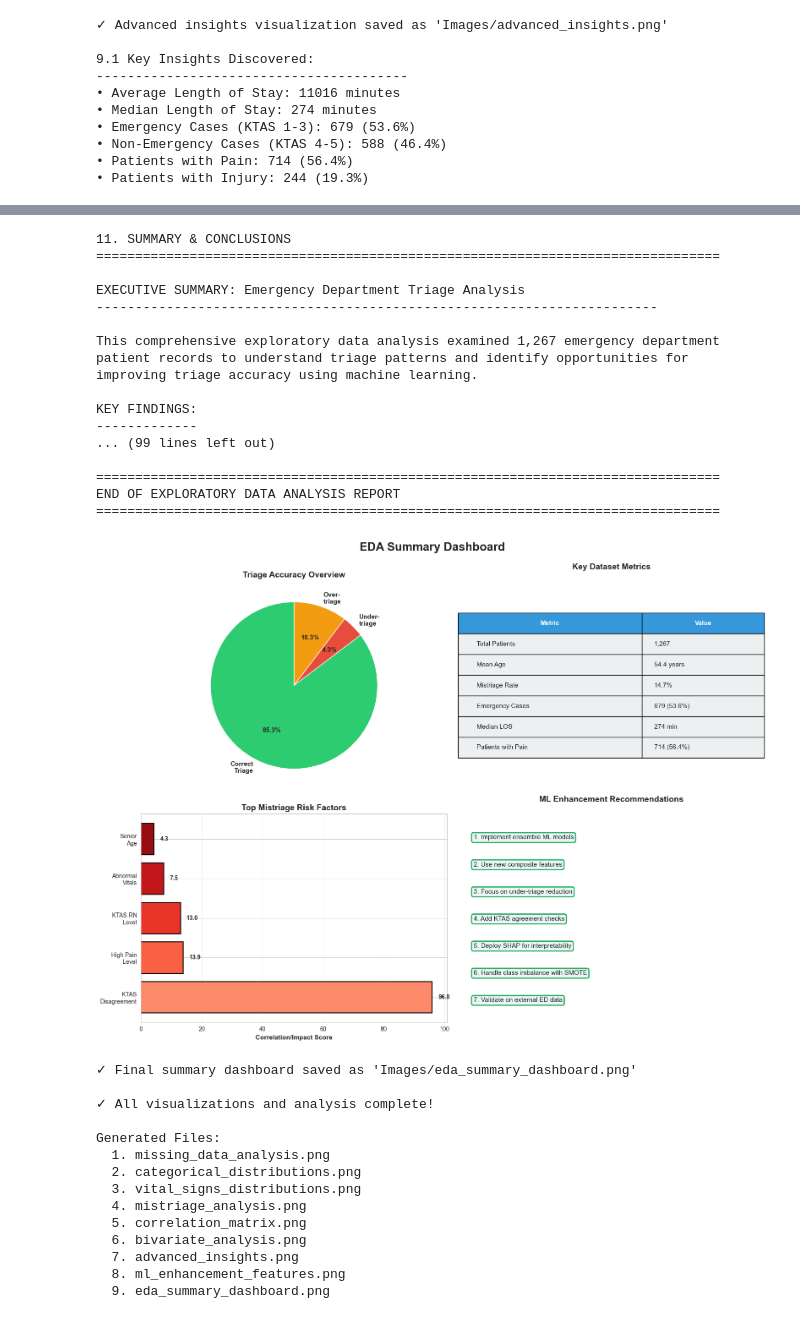
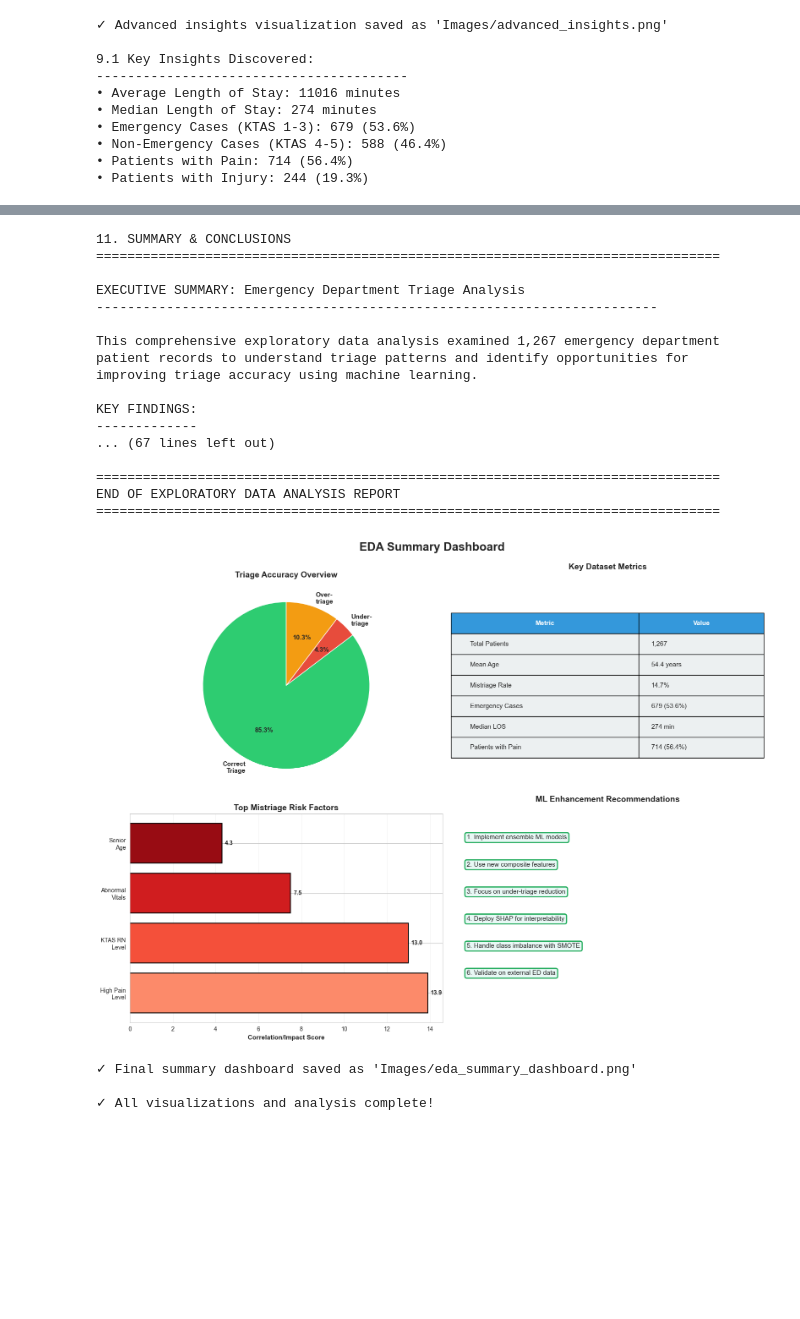
Before and after one commit to JZembower/ML-Triage-Process, a Jupyter notebook: 01_eda.ipynb, the cells around one changed output, grey strips where cells are left out. Saved outputs shown, nothing was run; the diff lists cells and outputs as text; code cells hidden in the pictures; blank space fills up the shorter version.

```diff
--- a/01_eda.ipynb
+++ b/01_eda.ipynb
@@ -1288,7 +1303,6 @@ ax2.set_title('Key Dataset Metrics', fontsize=14, fontweight='bold', pad=20)
 # 3. Top Risk Factors
 ax3 = axes[1, 0]
 risk_factors = {
-    'KTAS\nDisagreement': 96.0,
     'High Pain\nLevel': 13.9,
     'KTAS RN\nLevel': 13.0,
     'Abnormal\nVitals': 7.5,
@@ -1300,9 +1314,14 @@ bars = ax3.barh(list(risk_factors.keys()), list(risk_factors.values()),
 ax3.set_xlabel('Correlation/Impact Score', fontsize=11, fontweight='bold')
 ax3.set_title('Top Mistriage Risk Factors', fontsize=14, fontweight='bold')
 ax3.grid(axis='x', alpha=0.3)
+
+# Get the maximum value for dynamic positioning
+max_val = max(risk_factors.values())
+offset = max_val * 0.01  # 1% of max value for offset
+
 for i, (bar, val) in enumerate(zip(bars, risk_factors.values())):
-    ax3.text(val + 2, bar.get_y() + bar.get_height()/2, f'{val:.1f}',
-             va='center', fontweight='bold', fontsize=10)
+    ax3.text(val + offset, bar.get_y() + bar.get_height()/2, f'{val:.1f}',
+             va='center', ha='left', fontweight='bold', fontsize=10)
 
 # 4. Recommendations
 ax4 = axes[1, 1]
@@ -1311,69 +1330,47 @@ recommendations = [
     '1. Implement ensemble ML models',
     '2. Use new composite features',
     '3. Focus on under-triage reduction',
-    '4. Add KTAS agreement checks',
-    '5. Deploy SHAP for interpretability',
-    '6. Handle class imbalance with SMOTE',
-    '7. Validate on external ED data'
+    '4. Deploy SHAP for interpretability',
+    '5. Handle class imbalance with SMOTE',
+    '6. Validate on external ED data'
 ]
 y_pos = 0.9
 for rec in recommendations:
     ax4.text(0.05, y_pos, rec, fontsize=11, verticalalignment='top',
              bbox=dict(boxstyle='round', facecolor='#E8F8F5', edgecolor='#27AE60', linewidth=2))
     y_pos -= 0.13
 ax4.set_xlim(0, 1)
 ax4.set_ylim(0, 1)
 ax4.set_title('ML Enhancement Recommendations', fontsize=14, fontweight='bold', pad=20)
 
 plt.tight_layout()
 plt.savefig('Images/eda_summary_dashboard.png', dpi=300, bbox_inches='tight')
 plt.show()
 
 print("\n✓ Final summary dashboard saved as 'Images/eda_summary_dashboard.png'")
 print("\n✓ All visualizations and analysis complete!")
-print("\nGenerated Files:")
-print("  1. missing_data_analysis.png")
-print("  2. categorical_distributions.png")
-print("  3. vital_signs_distributions.png")
-print("  4. mistriage_analysis.png")
-print("  5. correlation_matrix.png")
-print("  6. bivariate_analysis.png")
-print("  7. advanced_insights.png")
-print("  8. ml_enhancement_features.png")
-print("  9. eda_summary_dashboard.png")
 # %% [output]
 11. SUMMARY & CONCLUSIONS
 ================================================================================
 
 EXECUTIVE SUMMARY: Emergency Department Triage Analysis
 ------------------------------------------------------------------------
 
 This comprehensive exploratory data analysis examined 1,267 emergency department
 patient records to understand triage patterns and identify opportunities for
 improving triage accuracy using machine learning.
 
 KEY FINDINGS:
 -------------
-... (99 lines left out)
+... (67 lines left out)
 
 ================================================================================
 END OF EXPLORATORY DATA ANALYSIS REPORT
 ================================================================================
-[figure, old version]
+[figure, new version]
 ✓ Final summary dashboard saved as 'Images/eda_summary_dashboard.png'
 
 ✓ All visualizations and analysis complete!
-
-Generated Files:
-  1. missing_data_analysis.png
-  2. categorical_distributions.png
-  3. vital_signs_distributions.png
-  4. mistriage_analysis.png
-  5. correlation_matrix.png
-  6. bivariate_analysis.png
-  7. advanced_insights.png
-  8. ml_enhancement_features.png
-  9. eda_summary_dashboard.png
 # %% [markdown]
 # Citations:
 
```
Also changed, not shown: parts of 3 cells of this notebook, 2 other files.
